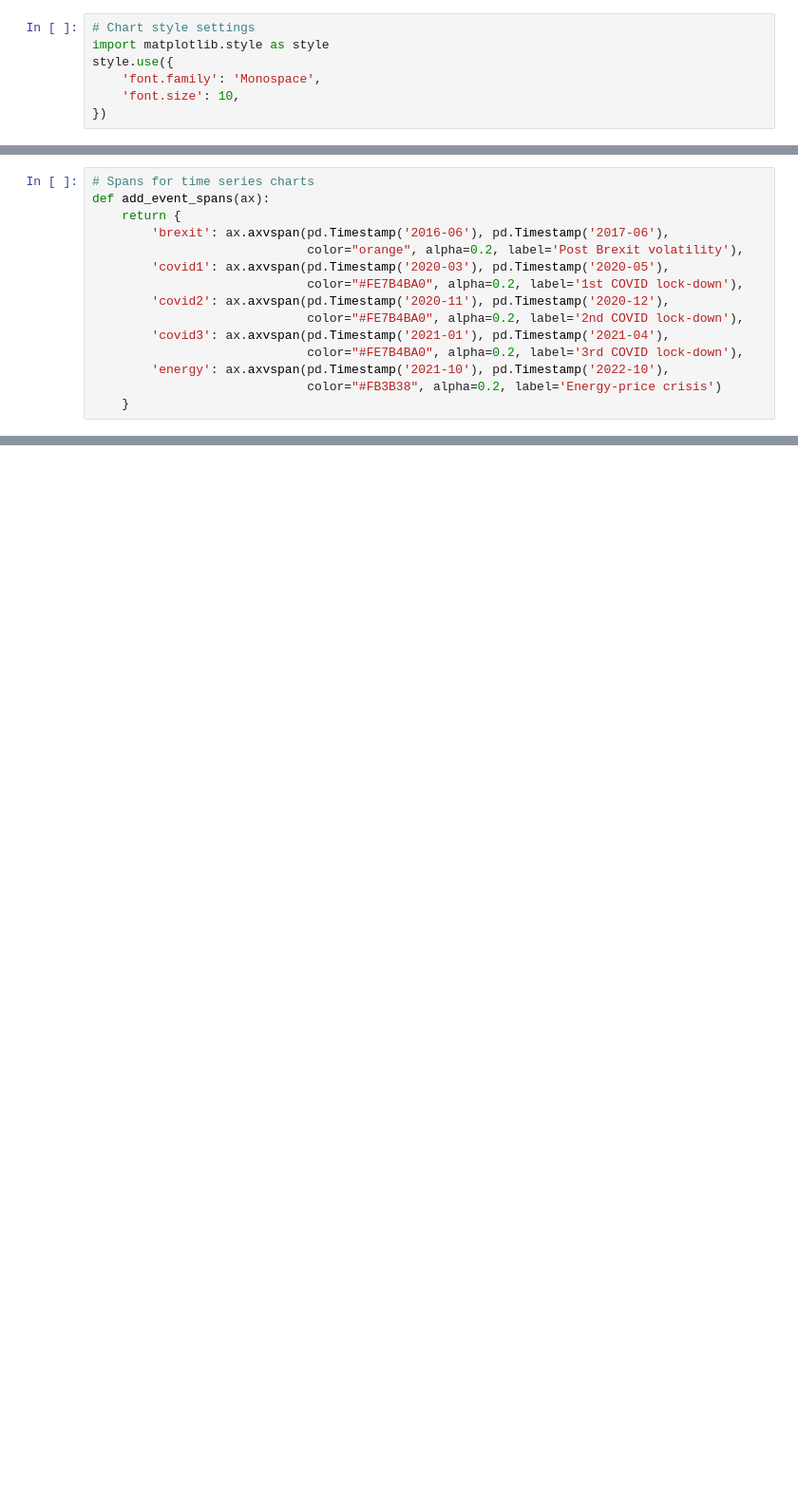
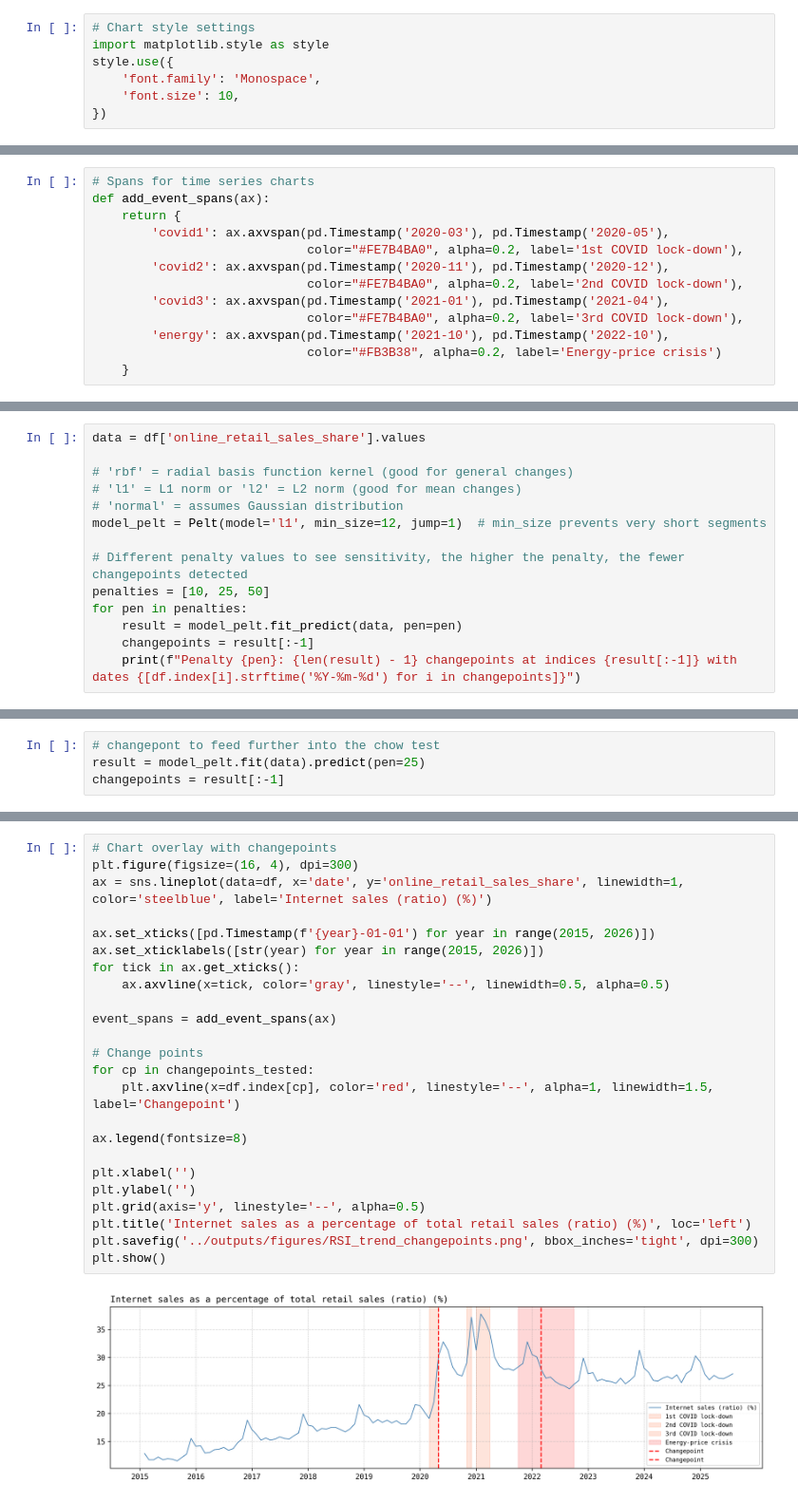
Before and after one commit to michaelarutyunov/time-series-methods, a Jupyter notebook: notebooks/02_features.ipynb, the cells around one changed output, grey strips where cells are left out. Shown at 95% size. Drawn from its saved outputs; the diff is of its cells as text; blank space fills up the shorter version.

```diff
--- a/notebooks/02_features.ipynb
+++ b/notebooks/02_features.ipynb
@@ -26,8 +26,6 @@ processed_data_dir.mkdir(parents=True, exist_ok=True)
 # Spans for time series charts
 def add_event_spans(ax):
     return {
-        'brexit': ax.axvspan(pd.Timestamp('2016-06'), pd.Timestamp('2017-06'),
-                             color="orange", alpha=0.2, label='Post Brexit volatility'),
         'covid1': ax.axvspan(pd.Timestamp('2020-03'), pd.Timestamp('2020-05'),
                              color="#FE7B4BA0", alpha=0.2, label='1st COVID lock-down'),
         'covid2': ax.axvspan(pd.Timestamp('2020-11'), pd.Timestamp('2020-12'),
@@ -104,0 +173,14 @@ plt.show()
+# %%
+data = df['online_retail_sales_share'].values
+
+# 'rbf' = radial basis function kernel (good for general changes)
+# 'l1' = L1 norm or 'l2' = L2 norm (good for mean changes)
+# 'normal' = assumes Gaussian distribution
+model_pelt = Pelt(model='l1', min_size=12, jump=1)  # min_size prevents very short segments
+
+# Different penalty values to see sensitivity, the higher the penalty, the fewer changepoints detected
+penalties = [10, 25, 50]
+for pen in penalties:
+    result = model_pelt.fit_predict(data, pen=pen)
+    changepoints = result[:-1]
+    print(f"Penalty {pen}: {len(result) - 1} changepoints at indices {result[:-1]} with dates {[df.index[i].strftime('%Y-%m-%d') for i in changepoints]}")
@@ -104,0 +191,4 @@ plt.show()
+# %%
+# changepont to feed further into the chow test
+result = model_pelt.fit(data).predict(pen=25)
+changepoints = result[:-1]
@@ -104,0 +259,26 @@ plt.show()
+# %%
+# Chart overlay with changepoints
+plt.figure(figsize=(16, 4), dpi=300)
+ax = sns.lineplot(data=df, x='date', y='online_retail_sales_share', linewidth=1, color='steelblue', label='Internet sales (ratio) (%)')
+
+ax.set_xticks([pd.Timestamp(f'{year}-01-01') for year in range(2015, 2026)])
+ax.set_xticklabels([str(year) for year in range(2015, 2026)])
+for tick in ax.get_xticks():
+    ax.axvline(x=tick, color='gray', linestyle='--', linewidth=0.5, alpha=0.5)
+
+event_spans = add_event_spans(ax)
+
+# Change points
+for cp in changepoints_tested:
+    plt.axvline(x=df.index[cp], color='red', linestyle='--', alpha=1, linewidth=1.5, label='Changepoint')
+
+ax.legend(fontsize=8)
+
+plt.xlabel('')
+plt.ylabel('')
+plt.grid(axis='y', linestyle='--', alpha=0.5)
+plt.title('Internet sales as a percentage of total retail sales (ratio) (%)', loc='left')
+plt.savefig('../outputs/figures/RSI_trend_changepoints.png', bbox_inches='tight', dpi=300)
+plt.show()
+# %% [output]
+[figure, added]
```
Also changed, not shown: parts of 31 cells of this notebook, 35 other files.
